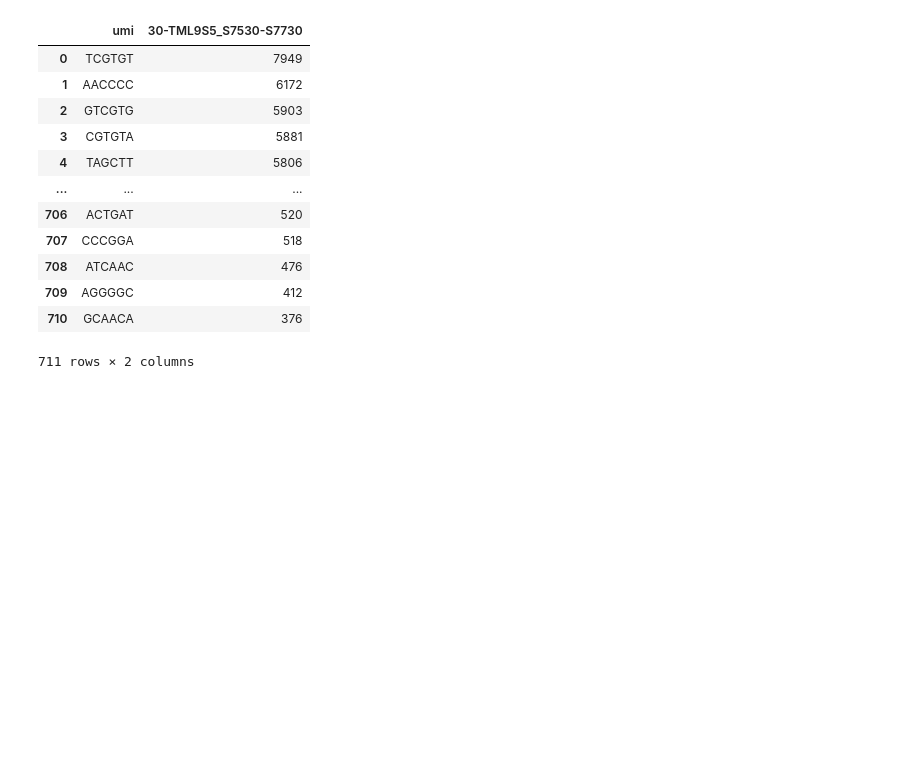
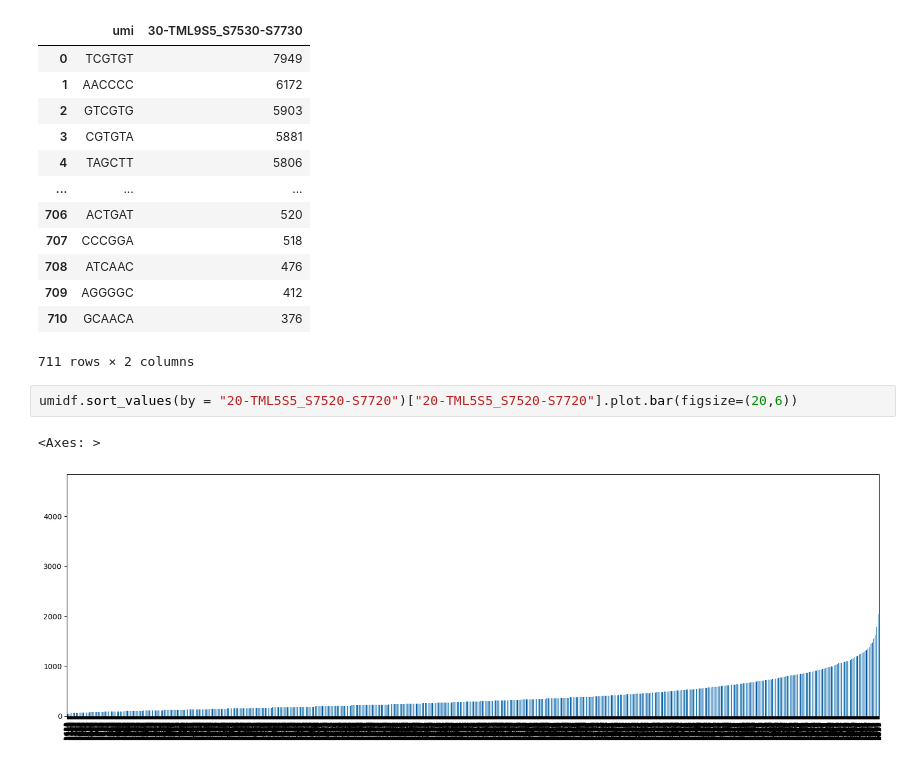
Before and after one commit to hieunguyen4193/ampliconSeq_UMI, a Jupyter notebook: data_analysis/02_UMI_diversity_analysis.ipynb, the cells around one changed output. Saved outputs shown, nothing was run; the diff lists cells and outputs as text; blank space fills up the shorter version.

```diff
--- a/data_analysis/02_UMI_diversity_analysis.ipynb
+++ b/data_analysis/02_UMI_diversity_analysis.ipynb
@@ -167,3 +199,8 @@ combined_UMI
 | 709 | AGGGGC | 412 |
 | 710 | GCAACA | 376 |
 711 rows × 2 columns
+# %%
+umidf.sort_values(by = "20-TML5S5_S7520-S7720")["20-TML5S5_S7520-S7720"].plot.bar(figsize=(20,6))
+# %% [output]
+<Axes: >
+[figure, added]
```
Also changed, not shown: parts of 7 cells of this notebook, 2 other files.
